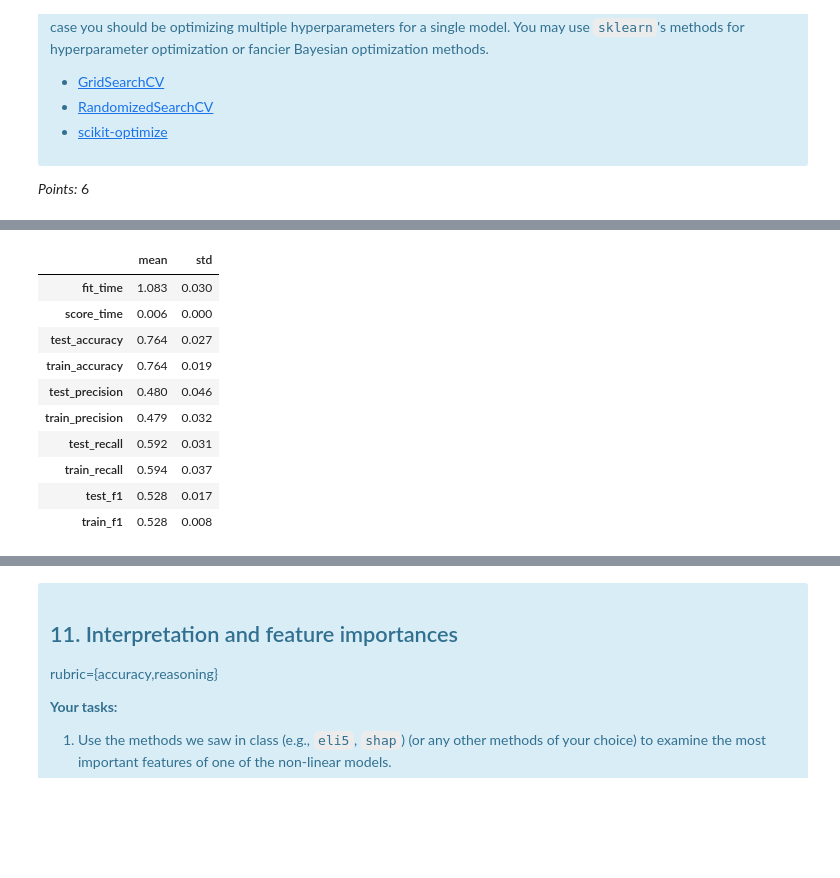
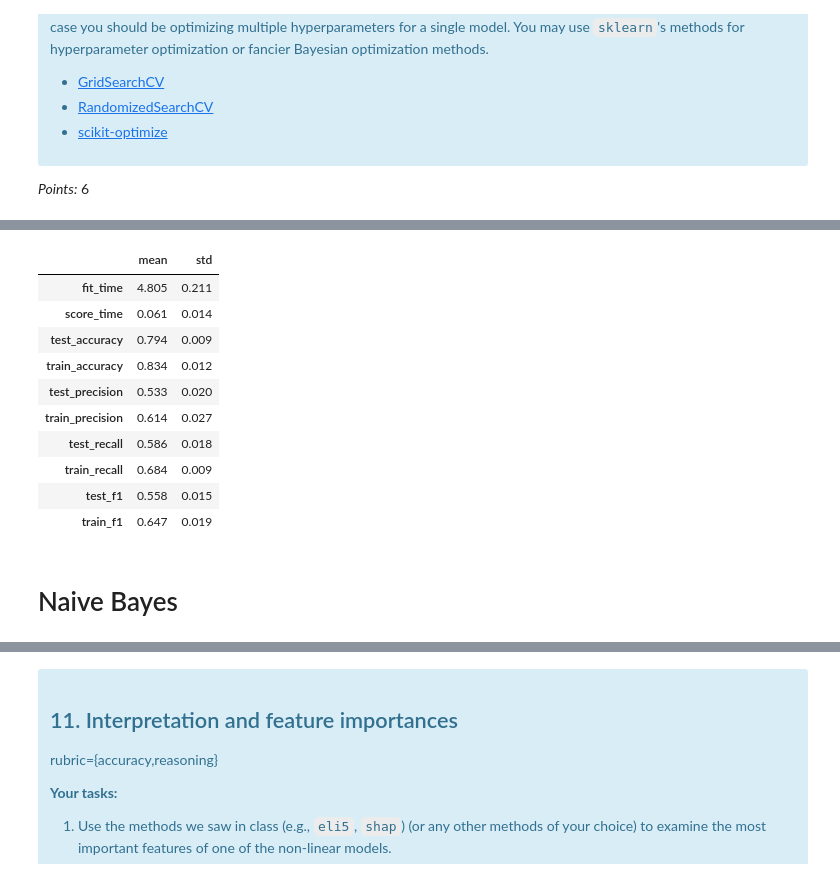
Before and after one commit to robindhillon1/creditcard_default, a Jupyter notebook: lab4.ipynb, the cells around one changed output, grey strips where cells are left out. Cells and saved outputs as stored; diff of their text form; code cells hidden in the pictures; blank space fills up the shorter version.

```diff
--- a/lab4.ipynb
+++ b/lab4.ipynb
@@ -858,0 +955,3 @@ cross_val_results['RF_bal']
+# %%
+LGBM_bal_RFE.fit(X_train,y_train)
+LGBM_bal_RFE.named_steps['lgbmclassifier'].n_features_in_
@@ -897,2 +1039,2 @@ random_search_svc = RandomizedSearchCV(
 # %%
-random_search_svc.fit(X_train, y_train)
+# random_search_svc.fit(X_train, y_train)
@@ -917,9 +1041,9 @@ RandomizedSearchCV(estimator=Pipeline(steps=[('columntransformer',
 # %%
-cross_val_results['svc_bal_opt'] = pd.DataFrame(
-    cross_validate(random_search_svc.best_estimator_,
-                   X_train,
-                   y_train,
-                   return_train_score=True,
-                   scoring=classification_metrics)).agg(['mean', 'std']).round(3).T
-# Show the train and validation scores
-cross_val_results['svc_bal_opt']
+# cross_val_results['svc_opt'] = pd.DataFrame(
+#     cross_validate(random_search_svc.best_estimator_,
+#                    X_train,
+#                    y_train,
+#                    return_train_score=True,
+#                    scoring=classification_metrics,n_jobs=-1)).agg(['mean', 'std']).round(3).T
+# # Show the train and validation scores
+# cross_val_results['svc_opt']
@@ -938,18 +1052,18 @@ cross_val_results['svc_bal_opt']
 # %%
-param_dist = {
-    "randomforestclassifier__n_estimators": [1, 2, 3, 4, 5],
-    "randomforestclassifier__max_depth": [1, 2, 3],
+param_dist_rf = {
+    "randomforestclassifier__n_estimators": randint(0,100),
+    "randomforestclassifier__max_depth": randint(0,20),
     "randomforestclassifier__class_weight": [None, 'balanced']
 }
 
 random_search_RF = RandomizedSearchCV(
     RF_bal_RFE,
-    param_distributions=param_dist,
+    param_distributions=param_dist_rf,
     n_jobs=-1,
     n_iter=20,
     random_state=123,
     return_train_score=True,
-    scoring='f1',
+    scoring='f1'
 )
 # %%
 random_search_RF.fit(X_train, y_train)
@@ -973,23 +1087,26 @@ RandomizedSearchCV(estimator=Pipeline(steps=[('columntransformer',
                    random_state=123, return_train_score=True, scoring='f1')
 # %%
-cross_val_results['RF_bal_opt'] = pd.DataFrame(
+cross_val_results['RF_opt'] = pd.DataFrame(
     cross_validate(random_search_RF.best_estimator_,
                    X_train,
                    y_train,
                    return_train_score=True,
-                   scoring=classification_metrics)).agg(['mean', 'std']).round(3).T
+                   scoring=classification_metrics,
+                  n_jobs=-1)).agg(['mean', 'std']).round(3).T
 # Show the train and validation scores
-cross_val_results['RF_bal_opt']
+cross_val_results['RF_opt']
 # %% [output]
 |  | mean | std |
-| fit_time | 1.083 | 0.030 |
-| score_time | 0.006 | 0.000 |
-| test_accuracy | 0.764 | 0.027 |
-| train_accuracy | 0.764 | 0.019 |
-| test_precision | 0.480 | 0.046 |
-| train_precision | 0.479 | 0.032 |
-| test_recall | 0.592 | 0.031 |
-| train_recall | 0.594 | 0.037 |
-| test_f1 | 0.528 | 0.017 |
-| train_f1 | 0.528 | 0.008 |
+| fit_time | 4.805 | 0.211 |
+| score_time | 0.061 | 0.014 |
+| test_accuracy | 0.794 | 0.009 |
+| train_accuracy | 0.834 | 0.012 |
+| test_precision | 0.533 | 0.020 |
+| train_precision | 0.614 | 0.027 |
+| test_recall | 0.586 | 0.018 |
+| train_recall | 0.684 | 0.009 |
+| test_f1 | 0.558 | 0.015 |
+| train_f1 | 0.647 | 0.019 |
+# %% [markdown]
+# Naive Bayes
 # %%
```
Also changed, not shown: parts of 111 cells of this notebook.
